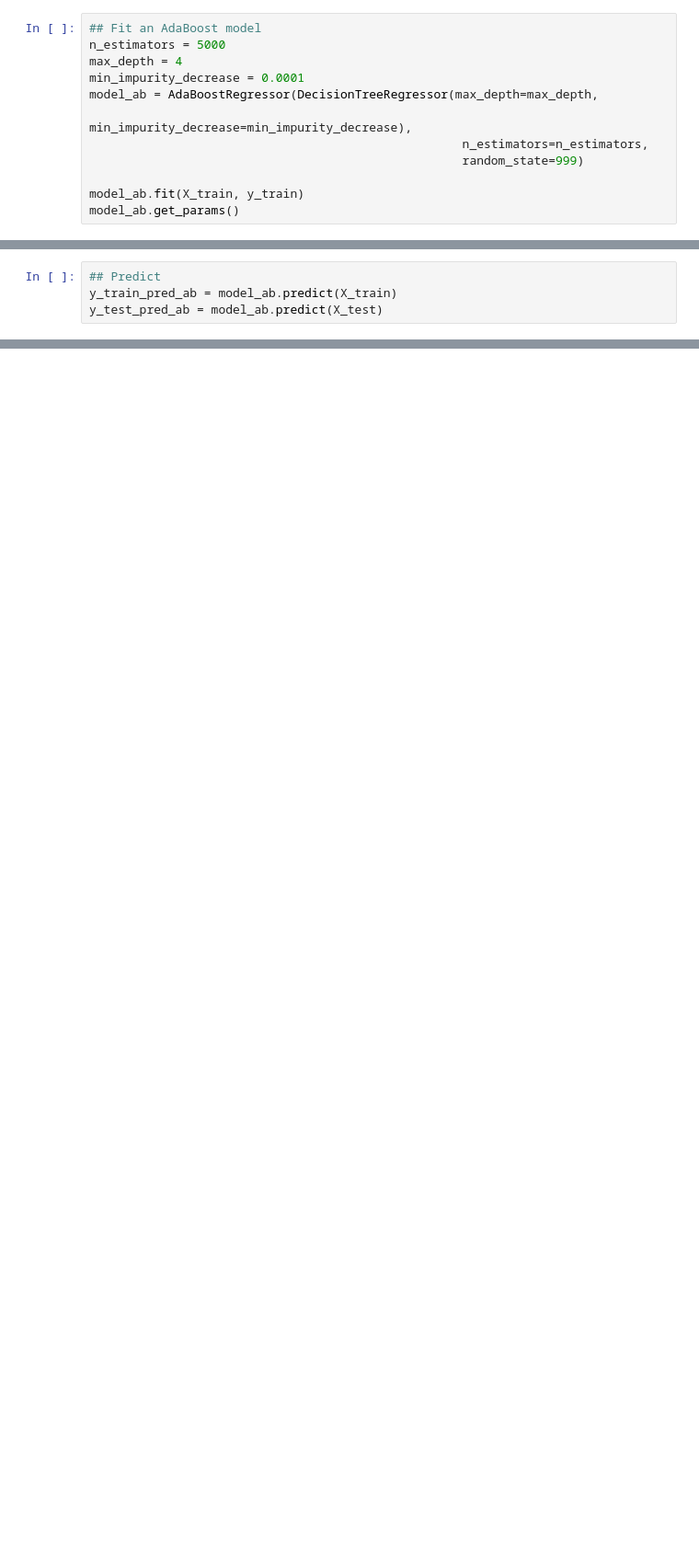
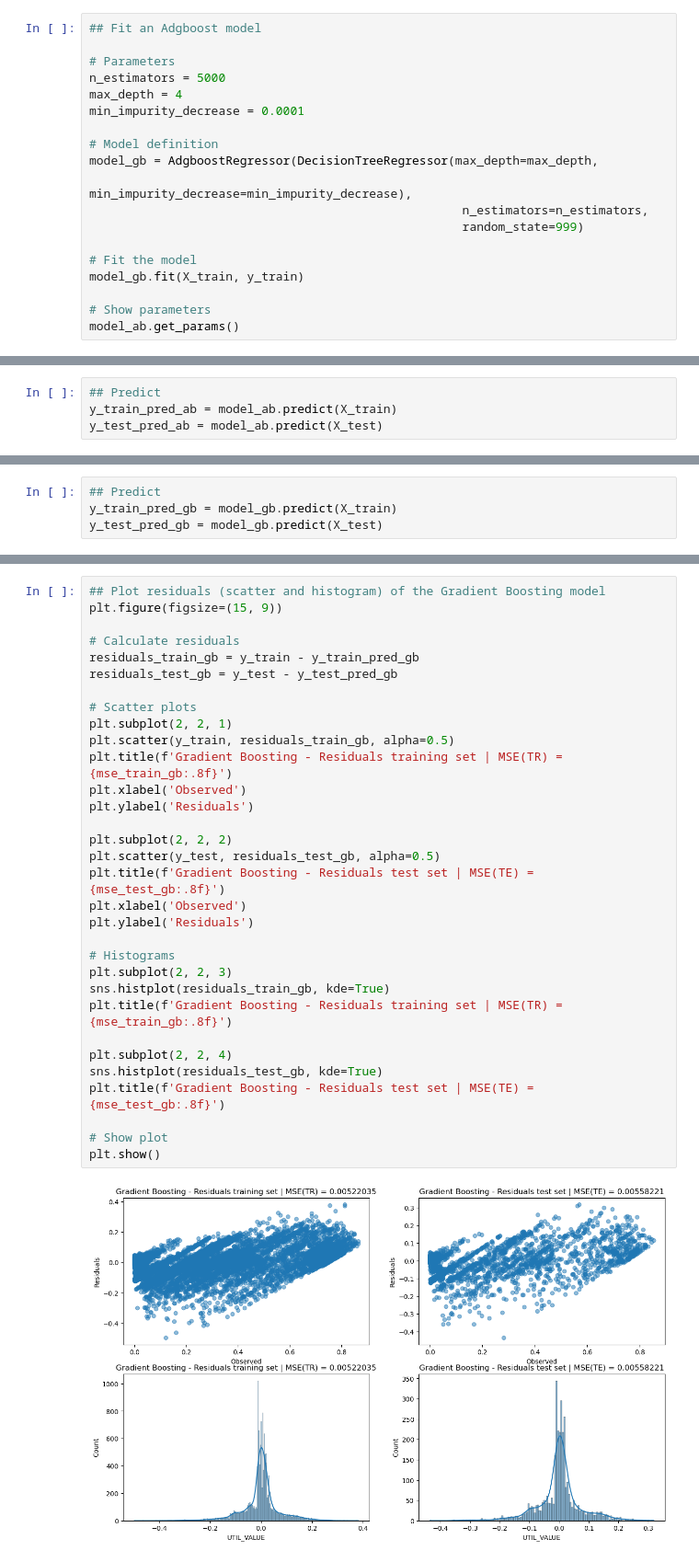
Before and after one commit to elena-cabrera/ensemble-solar, a Jupyter notebook: Boosting.ipynb, the cells around one changed output, grey strips where cells are left out. Shown at 92% size. Saved outputs shown, nothing was run; the diff lists cells and outputs as text; blank space fills up the shorter version.

Commit message:
Gradient Boosting with fixed parameters

```diff
--- a/Boosting.ipynb
+++ b/Boosting.ipynb
@@ -72,14 +71,21 @@ AdaBoost is a boosting algorithm that combines multiple weak learners to create
 # %%
-## Fit an AdaBoost model
+## Fit an Adgboost model
+
+# Parameters
 n_estimators = 5000
 max_depth = 4
 min_impurity_decrease = 0.0001
-model_ab = AdaBoostRegressor(DecisionTreeRegressor(max_depth=max_depth,
+
+# Model definition
+model_gb = AdgboostRegressor(DecisionTreeRegressor(max_depth=max_depth,
                                                     min_impurity_decrease=min_impurity_decrease),
                                                     n_estimators=n_estimators,
                                                     random_state=999)
 
-model_ab.fit(X_train, y_train)
+# Fit the model
+model_gb.fit(X_train, y_train)
+
+# Show parameters
 model_ab.get_params()
 # %% [output]
 {'base_estimator': 'deprecated',
@@ -167,0 +222,4 @@ plt.show()
+# %%
+## Predict
+y_train_pred_gb = model_gb.predict(X_train)
+y_test_pred_gb = model_gb.predict(X_test)
@@ -167,0 +256,34 @@ plt.show()
+# %%
+## Plot residuals (scatter and histogram) of the Gradient Boosting model
+plt.figure(figsize=(15, 9))
+
+# Calculate residuals
+residuals_train_gb = y_train - y_train_pred_gb
+residuals_test_gb = y_test - y_test_pred_gb
+
+# Scatter plots
+plt.subplot(2, 2, 1)
+plt.scatter(y_train, residuals_train_gb, alpha=0.5)
+plt.title(f'Gradient Boosting - Residuals training set | MSE(TR) = {mse_train_gb:.8f}')
+plt.xlabel('Observed')
+plt.ylabel('Residuals')
+
+plt.subplot(2, 2, 2)
+plt.scatter(y_test, residuals_test_gb, alpha=0.5)
+plt.title(f'Gradient Boosting - Residuals test set | MSE(TE) = {mse_test_gb:.8f}')
+plt.xlabel('Observed')
+plt.ylabel('Residuals')
+
+# Histograms
+plt.subplot(2, 2, 3)
+sns.histplot(residuals_train_gb, kde=True)
+plt.title(f'Gradient Boosting - Residuals training set | MSE(TR) = {mse_train_gb:.8f}')
+
+plt.subplot(2, 2, 4)
+sns.histplot(residuals_test_gb, kde=True)
+plt.title(f'Gradient Boosting - Residuals test set | MSE(TE) = {mse_test_gb:.8f}')
+
+# Show plot
+plt.show()
+# %% [output]
+[figure, added]
```
Also changed, not shown: parts of 9 cells of this notebook.
